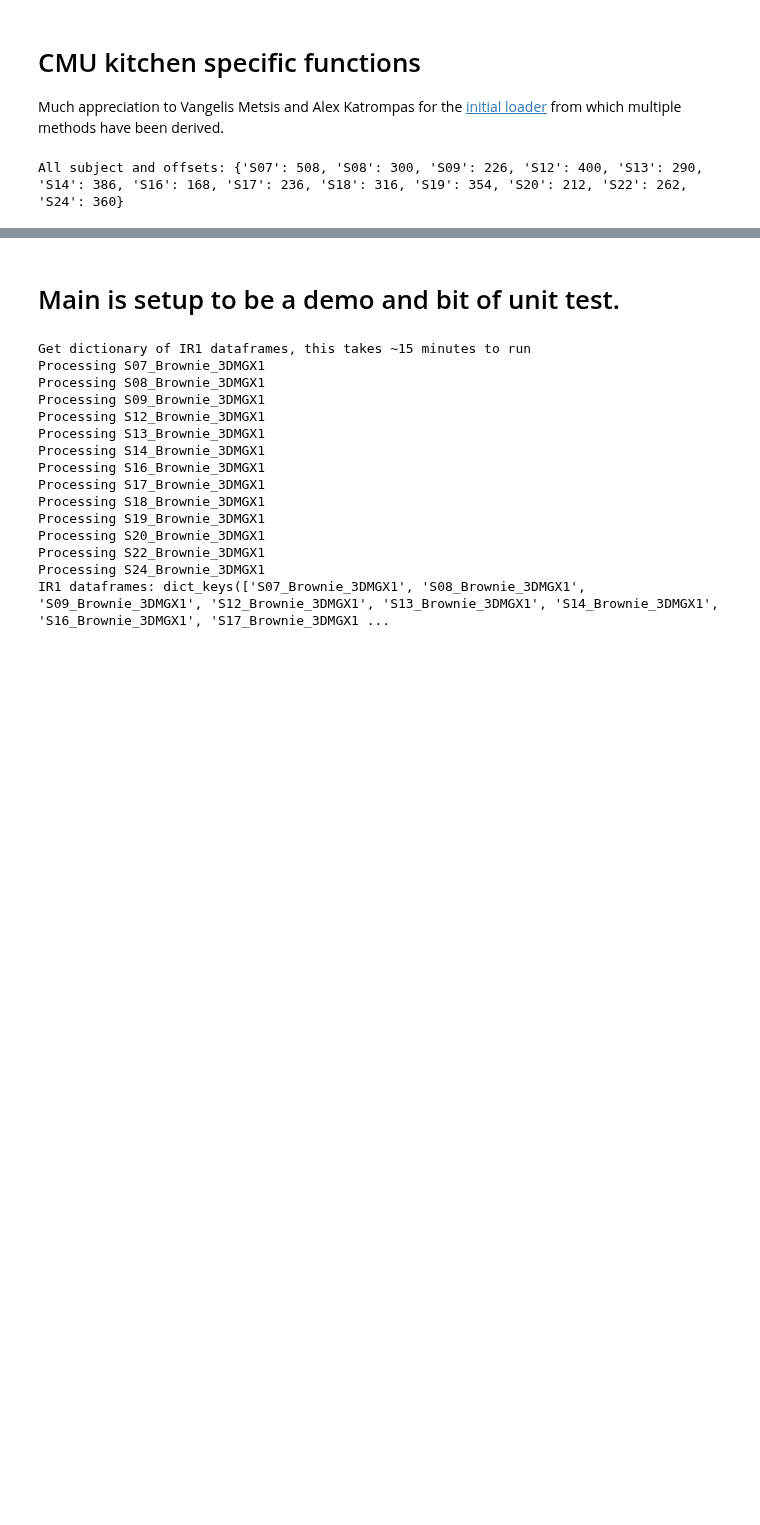
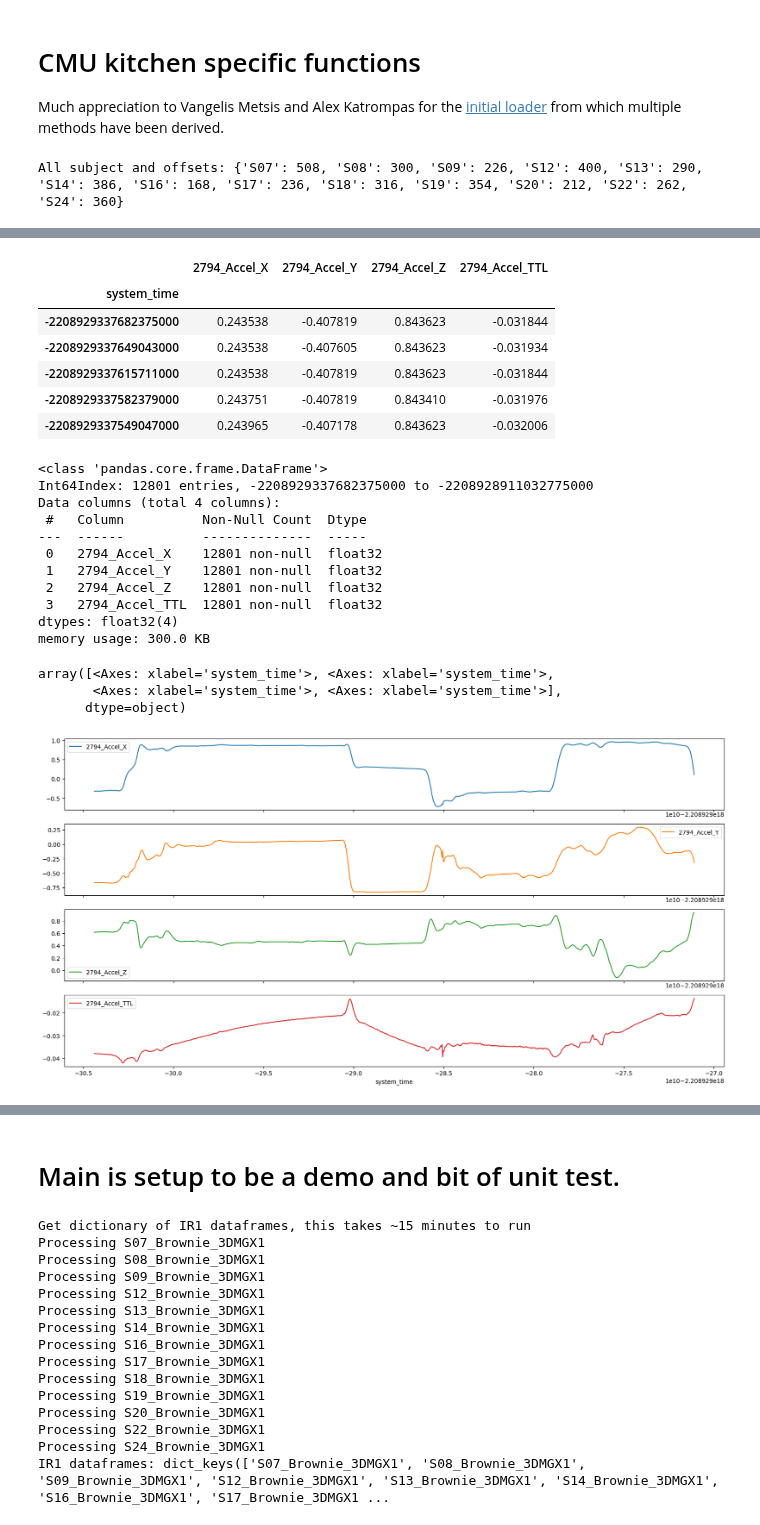
Before and after one commit to imics-lab/load_data_time_series, a Jupyter notebook: ADL/CMU-kitchen/CMU-MoCap-load-dataset.ipynb, the cells around one changed output, grey strips where cells are left out. Drawn from its saved outputs; the diff is of its cells as text; code cells hidden in the pictures; blank space fills up the shorter version.

Commit message:
added total accel fn, graphs don't look right to me...

```diff
--- a/ADL/CMU-kitchen/CMU-MoCap-load-dataset.ipynb
+++ b/ADL/CMU-kitchen/CMU-MoCap-load-dataset.ipynb
@@ -313,0 +368,26 @@ if interactive:
+# %%
+def get_magnitude(df_xyz, unit_subtract = 0):
+    """Converts Cartisian component values into vector length
+    params:
+    df_xyz = a dataframe with 3 columns representing x, y, z values
+    unit_subtract = float used to convert to removed accel due to gravity (1 or 9.8 typically)
+    returns:
+    df = a single column dataframe with the vector lengths.
+    """
+    num_cols = len(df_xyz.columns)
+    if (num_cols != 3):
+        print("ERROR: get_magnitude expected 3 column dataframe, found", num_cols)
+        print(df.columns)
+        return
+    df_sqd = df_xyz.pow(2) #square each compenent
+    series_sum = df_sqd.sum(axis=1) #add sum of squares, new 1 col df
+    df_sum = series_sum.to_frame() # pandas sum function returns a series
+    df_ttl = df_sum.pow(0.5) - unit_subtract # sqrt minus unit_subtract
+    del df_sqd, df_sum
+    return df_ttl
+if interactive:
+    df_temp = df[['2794_Accel_X', '2794_Accel_Y', '2794_Accel_Z']]
+    df_mag = get_magnitude(df_temp, unit_subtract = 1)
+    df_mag.columns = ['2794_Accel_TTL']
+    df_all = pd.concat([df_temp, df_mag], axis = 1)
+    display(df_all.head())
@@ -313,0 +402,29 @@ if interactive:
+# %%
+# the datetimeindex plotting is super slow, much faster if converted to int64
+df_all.index = pd.to_numeric(df_all.index, errors='coerce')
+display(df_all.head())
+df_all.info()
+df_all.iloc[999:1999].plot(subplots=True, figsize=(20, 10)) # yay Pandas
+# %% [output]
+|  | 2794_Accel_X | 2794_Accel_Y | 2794_Accel_Z | 2794_Accel_TTL |
+| system_time |  |  |  |  |
+| -2208929337682375000 | 0.243538 | -0.407819 | 0.843623 | -0.031844 |
+| -2208929337649043000 | 0.243538 | -0.407605 | 0.843623 | -0.031934 |
+| -2208929337615711000 | 0.243538 | -0.407819 | 0.843623 | -0.031844 |
+| -2208929337582379000 | 0.243751 | -0.407819 | 0.843410 | -0.031976 |
+| -2208929337549047000 | 0.243965 | -0.407178 | 0.843623 | -0.032006 |
+<class 'pandas.core.frame.DataFrame'>
+Int64Index: 12801 entries, -2208929337682375000 to -2208928911032775000
+Data columns (total 4 columns):
+ #   Column          Non-Null Count  Dtype
+---  ------          --------------  -----
+ 0   2794_Accel_X    12801 non-null  float32
+ 1   2794_Accel_Y    12801 non-null  float32
+ 2   2794_Accel_Z    12801 non-null  float32
+ 3   2794_Accel_TTL  12801 non-null  float32
+dtypes: float32(4)
+memory usage: 300.0 KB
+array([<Axes: xlabel='system_time'>, <Axes: xlabel='system_time'>,
+       <Axes: xlabel='system_time'>, <Axes: xlabel='system_time'>],
+      dtype=object)
+[figure, added]
```
Also changed, not shown: parts of 5 cells of this notebook.
